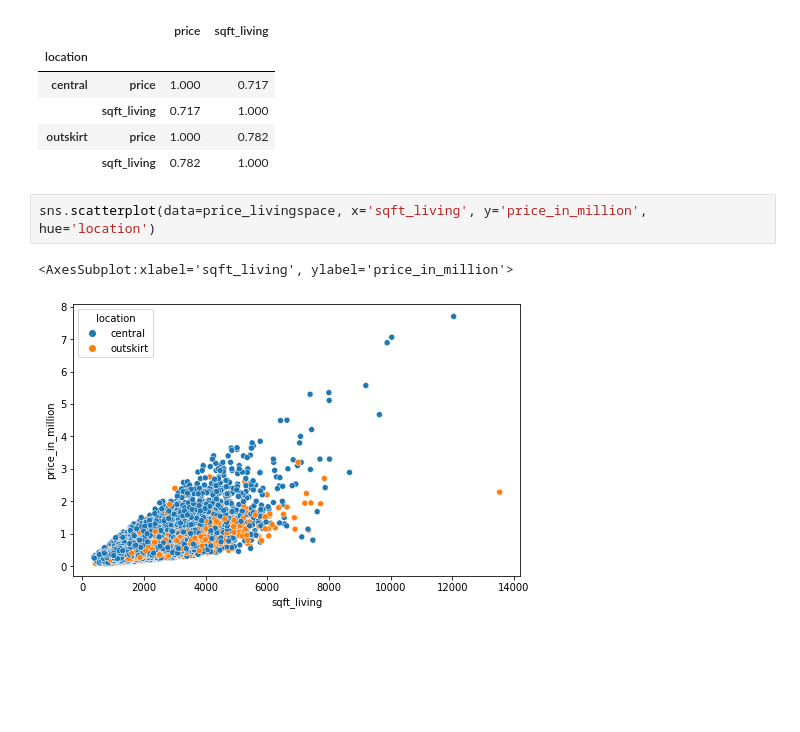
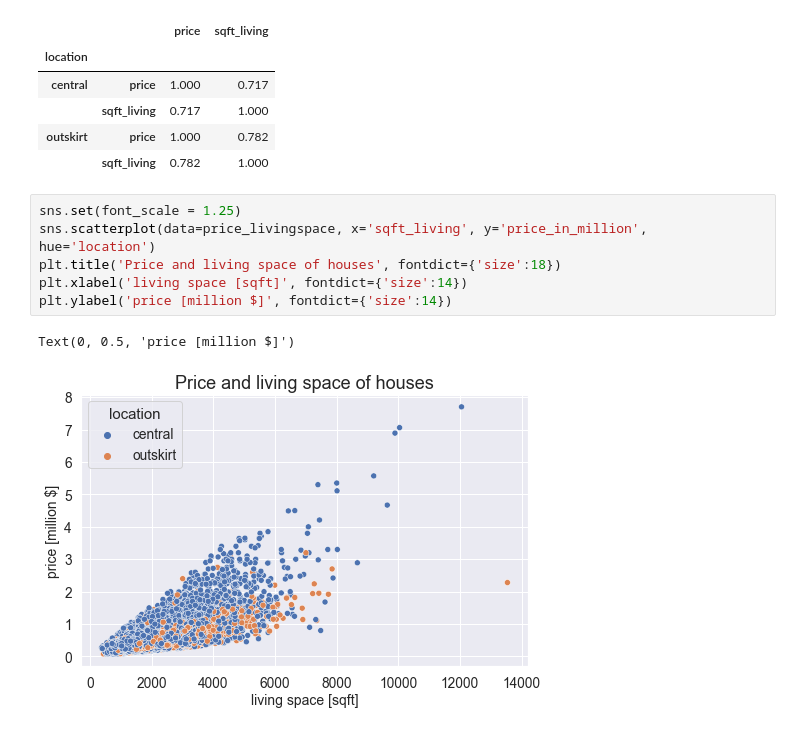
Before and after one commit to langer-net/first-eda-project, a Jupyter notebook: EDA.ipynb, the cells around one changed output. Cells and saved outputs as stored; diff of their text form; blank space fills up the shorter version.

```diff
--- a/EDA.ipynb
+++ b/EDA.ipynb
@@ -381,8 +405,12 @@ df[['price', 'sqft_living', 'location']].groupby('location').corr('pearson')
 |  | sqft_living | 0.717 | 1.000 |
 | outskirt | price | 1.000 | 0.782 |
 |  | sqft_living | 0.782 | 1.000 |
-# %%
-sns.scatterplot(data=price_livingspace, x='sqft_living', y='price_in_million', hue='location')
-# %% [output]
-<AxesSubplot:xlabel='sqft_living', ylabel='price_in_million'>
-[figure, removed]
+# %%
+sns.set(font_scale = 1.25)
+sns.scatterplot(data=price_livingspace, x='sqft_living', y='price_in_million', hue='location')
+plt.title('Price and living space of houses', fontdict={'size':18})
+plt.xlabel('living space [sqft]', fontdict={'size':14})
+plt.ylabel('price [million $]', fontdict={'size':14})
+# %% [output]
+Text(0, 0.5, 'price [million $]')
+[figure, added]
```
Also changed, not shown: parts of 17 cells of this notebook, 1 other file.
